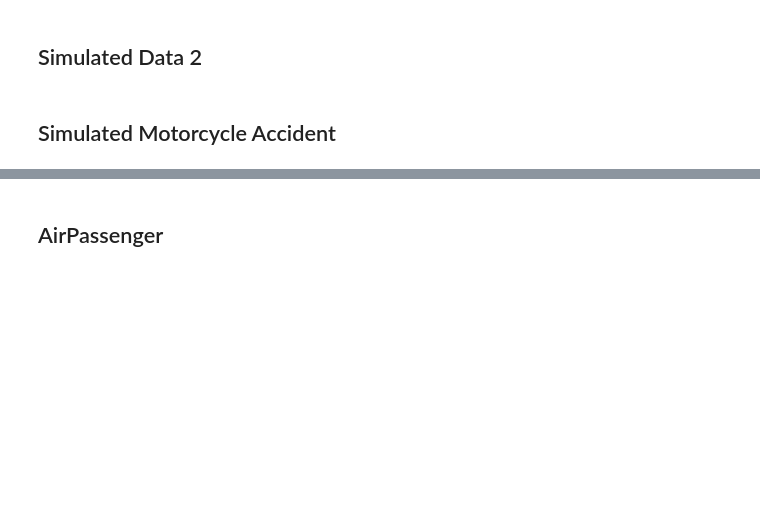
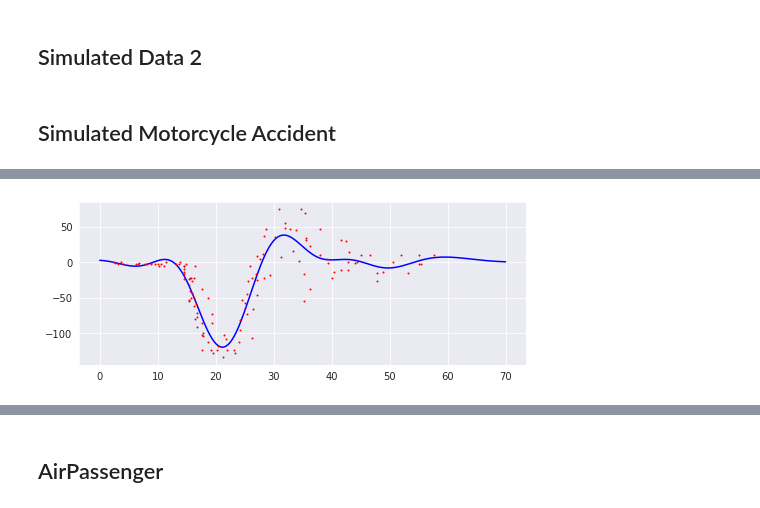
Before and after one commit to kaijennissen/gaussian_processes, a Jupyter notebook: gp-tutorial/gp-tutorial-3-application.ipynb, the cells around one changed output, grey strips where cells are left out. Cells and saved outputs as stored; diff of their text form; code cells hidden in the pictures; blank space fills up the shorter version.

```diff
--- a/gp-tutorial/gp-tutorial-3-application.ipynb
+++ b/gp-tutorial/gp-tutorial-3-application.ipynb
@@ -402,17 +510,19 @@ f_star_samples, f_star_mean, f_star_covar = gp1.sample_posterior(
     X_test=X_test,
     n_samples=1)
 # %%
-pointwise_variances = f_star_covar.diagonal()
-error = 1.96 * np.sqrt(pointwise_variances)
+#pointwise_variances = f_star_covar.diagonal()
+#error = 1.96 * np.sqrt(pointwise_variances)
 
 # plot
-fig, ax = plt.subplots(figsize=(8, 3))
+fig, ax = plt.subplots(figsize=(15, 3))
 
-ax.plot(X_test.ravel(), f_star_mean.ravel(), 'b' )
+ax.plot(X_test.ravel(), tf.squeeze(f_star_mean), 'b' )
 #if f_star_samples is not None:
 #    ax.plot(X_test, f_star_samples, ms=2, lw=.1)
-ax.fill_between(X_test.ravel(), f_star_mean.ravel() - error.ravel(), f_star_mean.ravel() + error.ravel(), alpha=0.3)
+#ax.fill_between(X_test.ravel(), f_star_mean.ravel() - error.ravel(), f_star_mean.ravel() + error.ravel(), alpha=0.3)
 ax.plot(X_train, y_train, 'r.', ms=2)
+
+
 
 plt.show()
 #
@@ -422,3 +530,4 @@ plt.show()
+[figure, added]
 # %%
 # Create coordinates in parameter space at which to evaluate the lml.
 length_scales = np.linspace(0.5, 10, 50)
```
Also changed, not shown: parts of 31 cells of this notebook, 4 other files.
